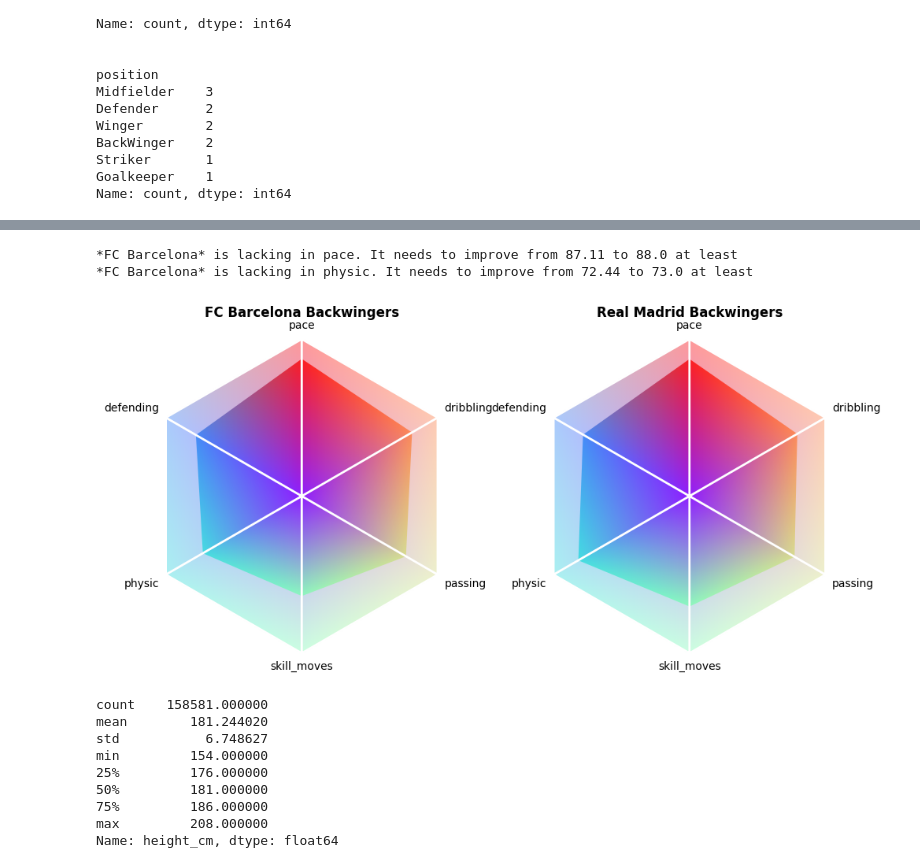
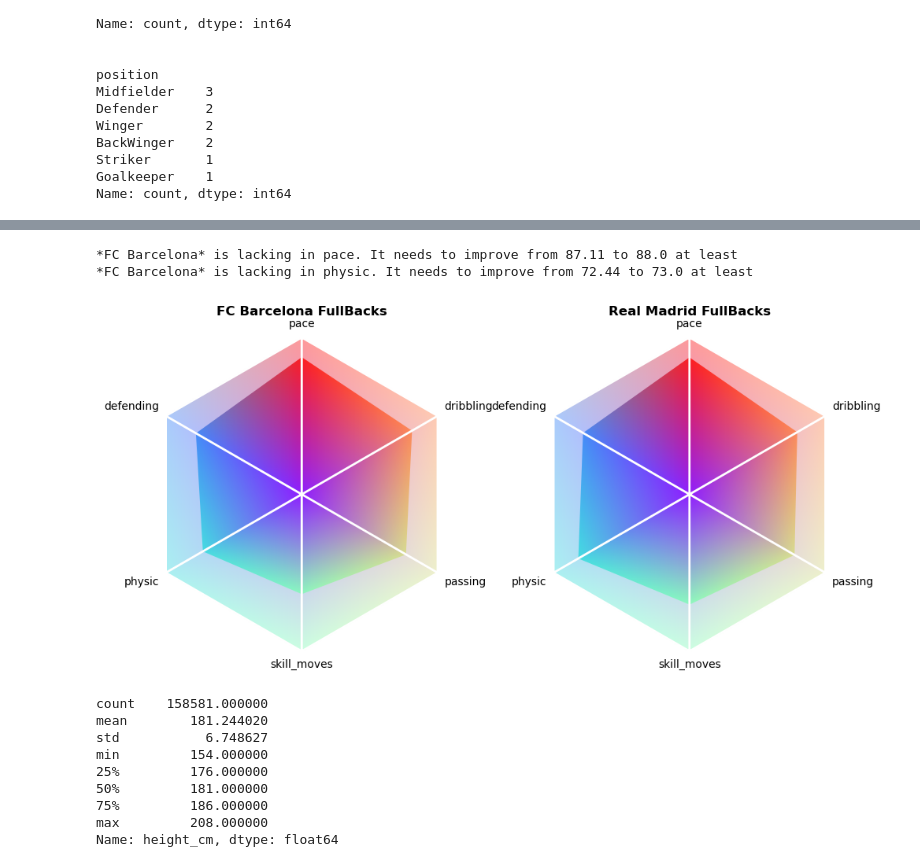
Before and after one commit to AliHashish/FIFA_Players_Analysis, a Jupyter notebook: EDA.ipynb, the cells around one changed output, grey strips where cells are left out. Cells and saved outputs as stored; diff of their text form; code cells hidden in the pictures.

```diff
--- a/EDA.ipynb
+++ b/EDA.ipynb
@@ -629,36 +629,36 @@ if dataset != 'female_players_23':
 
     # First subplot
     plt.subplot(1, 2, 1)  # 1 row, 2 columns, first plot
     plt.tripcolor(triang_backgr, colors, cmap=cmap, shading='gouraud', alpha=0.4)
     plt.tripcolor(triang_foregr, colors, cmap=cmap, shading='gouraud', alpha=0.8)
     plt.triplot(triang_backgr, color='white', lw=2)
     for label, color, xi, yi in zip(labels, colors, x, y):
         plt.text(xi * 1.05, yi * 1.05, label,
                 ha='left' if xi > 0.1 else 'right' if xi < -0.1 else 'center',
                 va='bottom' if yi > 0.1 else 'top' if yi < -0.1 else 'center')
     plt.axis('off')
     plt.gca().set_aspect('equal')
-    plt.title(team_name + ' Backwingers', weight = 'bold')
+    plt.title(team_name + ' FullBacks', weight = 'bold')
 
     # Second subplot
     plt.subplot(1, 2, 2)  # 1 row, 2 columns, second plot
     plt.tripcolor(triang_backgr, colors, cmap=cmap, shading='gouraud', alpha=0.4)
     plt.tripcolor(triang_foregr2, colors, cmap=cmap, shading='gouraud', alpha=0.8)
     plt.triplot(triang_backgr, color='white', lw=2)
     for label, color, xi, yi in zip(labels, colors, x, y):
         plt.text(xi * 1.05, yi * 1.05, label,
                 ha='left' if xi > 0.1 else 'right' if xi < -0.1 else 'center',
                 va='bottom' if yi > 0.1 else 'top' if yi < -0.1 else 'center')
     plt.axis('off')
     plt.gca().set_aspect('equal')
-    plt.title(team_name2 + ' Backwingers', weight = 'bold')
+    plt.title(team_name2 + ' FullBacks', weight = 'bold')
 
     plt.tight_layout()  # Adjust the padding between and around the subplots
     plt.show()
 # %% [output]
 *FC Barcelona* is lacking in pace. It needs to improve from 87.11 to 88.0 at least
 *FC Barcelona* is lacking in physic. It needs to improve from 72.44 to 73.0 at least
-[figure, old version]
+[figure, new version]
 # %%
 df['height_cm'].describe()
 # the max is 208
```
Also changed, not shown: parts of 6 cells of this notebook, 1 other file.
